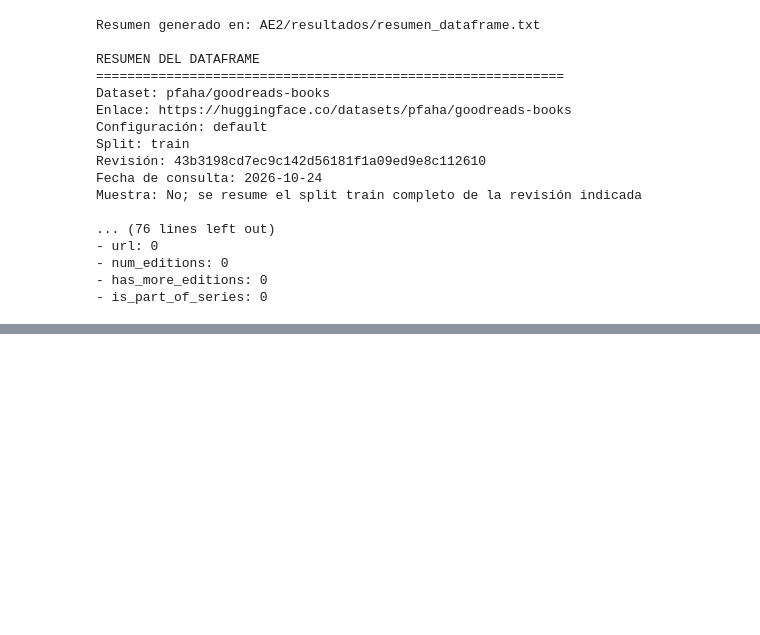
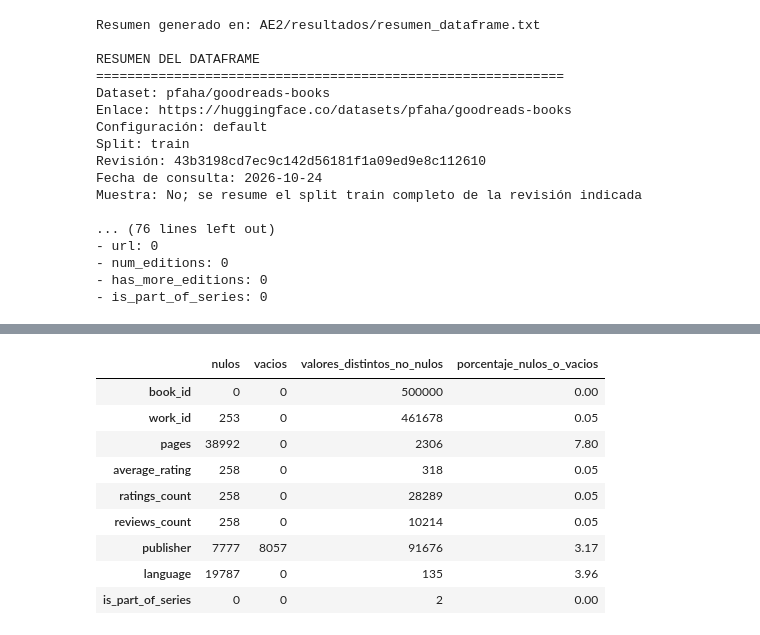
Before and after one commit to nolbertoCarmenGomez1995/RepoMachine_ProInteg3, a Jupyter notebook: AE2/notebooks/AE2_exploracion_goodreads.ipynb, the cells around one changed output, grey strips where cells are left out. Saved outputs shown, nothing was run; the diff lists cells and outputs as text; code cells hidden in the pictures; blank space fills up the shorter version.

```diff
--- a/AE2/notebooks/AE2_exploracion_goodreads.ipynb
+++ b/AE2/notebooks/AE2_exploracion_goodreads.ipynb
@@ -249,0 +268,29 @@ Muestra: No; se resume el split train completo de la revisión indicada
+# %%
+import numpy as np
+# `df` permanece como la carga original; todos los filtros siguientes crean copias.
+df_original = df
+
+campos_necesidad = [
+    "book_id", "work_id", "pages", "average_rating", "ratings_count",
+    "reviews_count", "publisher", "language", "is_part_of_series",
+]
+calidad_campos = pd.DataFrame({
+    "nulos": df_original[campos_necesidad].isna().sum(),
+    "vacios": [reportes._contar_vacios(df_original[c]) for c in campos_necesidad],
+    "valores_distintos_no_nulos": [df_original[c].nunique(dropna=True) for c in campos_necesidad],
+})
+calidad_campos["porcentaje_nulos_o_vacios"] = (
+    (calidad_campos["nulos"] + calidad_campos["vacios"]) / len(df_original) * 100
+).round(2)
+calidad_campos
+# %% [output]
+|  | nulos | vacios | valores_distintos_no_nulos | porcentaje_nulos_o_vacios |
+| book_id | 0 | 0 | 500000 | 0.00 |
+| work_id | 253 | 0 | 461678 | 0.05 |
+| pages | 38992 | 0 | 2306 | 7.80 |
+| average_rating | 258 | 0 | 318 | 0.05 |
+| ratings_count | 258 | 0 | 28289 | 0.05 |
+| reviews_count | 258 | 0 | 10214 | 0.05 |
+| publisher | 7777 | 8057 | 91676 | 3.17 |
+| language | 19787 | 0 | 135 | 3.96 |
+| is_part_of_series | 0 | 0 | 2 | 0.00 |
```
Also changed, not shown: parts of 26 cells of this notebook, 7 other files.
